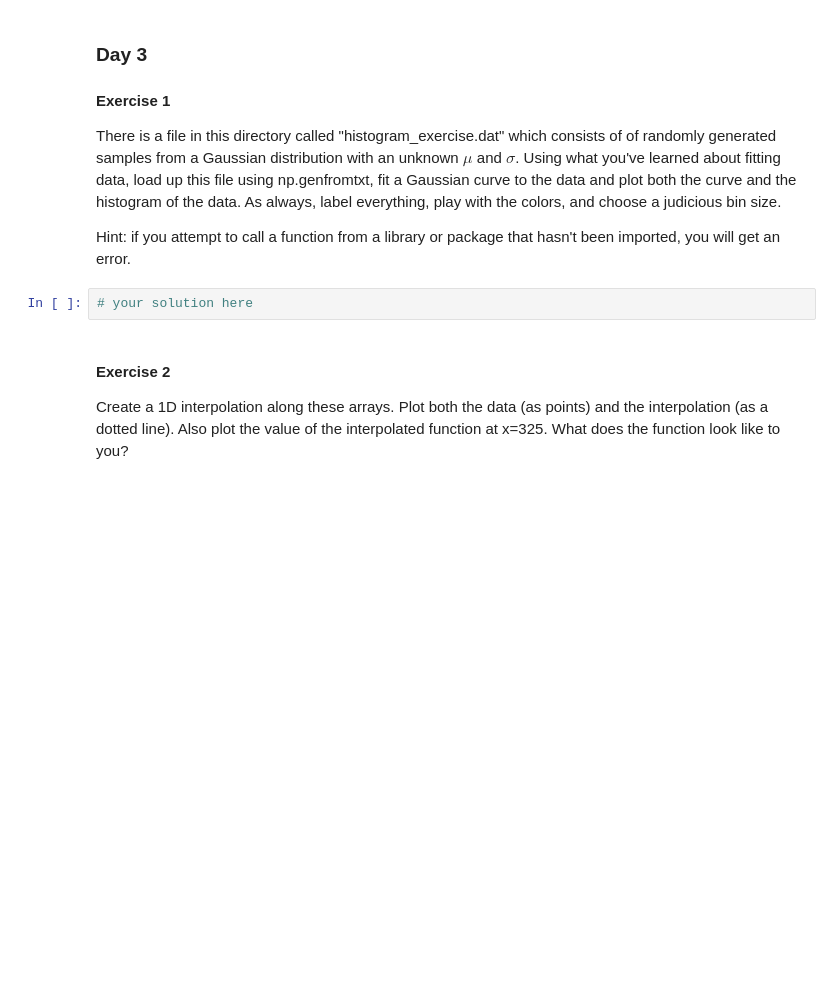
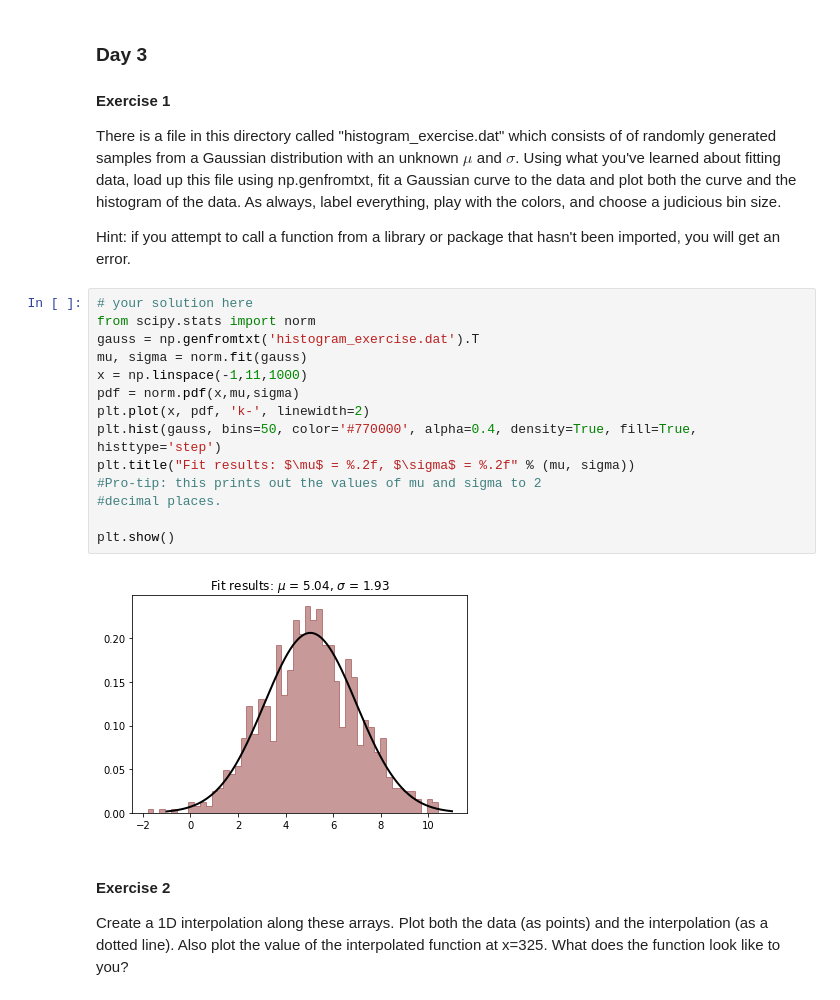
Before and after one commit to UTAustinTAURUS/day-1-exercises-mgutierrez32, a Jupyter notebook: MGutierrez - Exercises.ipynb, the cells around one changed output. Cells and saved outputs as stored; diff of their text form; blank space fills up the shorter version.

```diff
--- a/MGutierrez - Exercises.ipynb
+++ b/MGutierrez - Exercises.ipynb
@@ -176,8 +176,22 @@ plt.plot()
 There is a file in this directory called "histogram_exercise.dat" which consists of of randomly generated samples from a Gaussian distribution with an unknown $\mu$ and $\sigma$. Using what you've learned about fitting data, load up this file using np.genfromtxt, fit a Gaussian curve to the data and plot both the curve and the histogram of the data. As always, label everything, play with the colors, and choose a judicious bin size.
 
 Hint: if you attempt to call a function from a library or package that hasn't been imported, you will get an error.
-# %%
-# your solution here
+# %%
+# your solution here
+from scipy.stats import norm
+gauss = np.genfromtxt('histogram_exercise.dat').T
+mu, sigma = norm.fit(gauss)
+x = np.linspace(-1,11,1000)
+pdf = norm.pdf(x,mu,sigma)
+plt.plot(x, pdf, 'k-', linewidth=2)
+plt.hist(gauss, bins=50, color='#770000', alpha=0.4, density=True, fill=True, histtype='step')
+plt.title("Fit results: $\mu$ = %.2f, $\sigma$ = %.2f" % (mu, sigma))
+#Pro-tip: this prints out the values of mu and sigma to 2
+#decimal places.
+
+plt.show()
+# %% [output]
+[figure, added]
 # %% [markdown]
 #### Exercise 2
 
```
Also changed, not shown: parts of 2 cells of this notebook.
